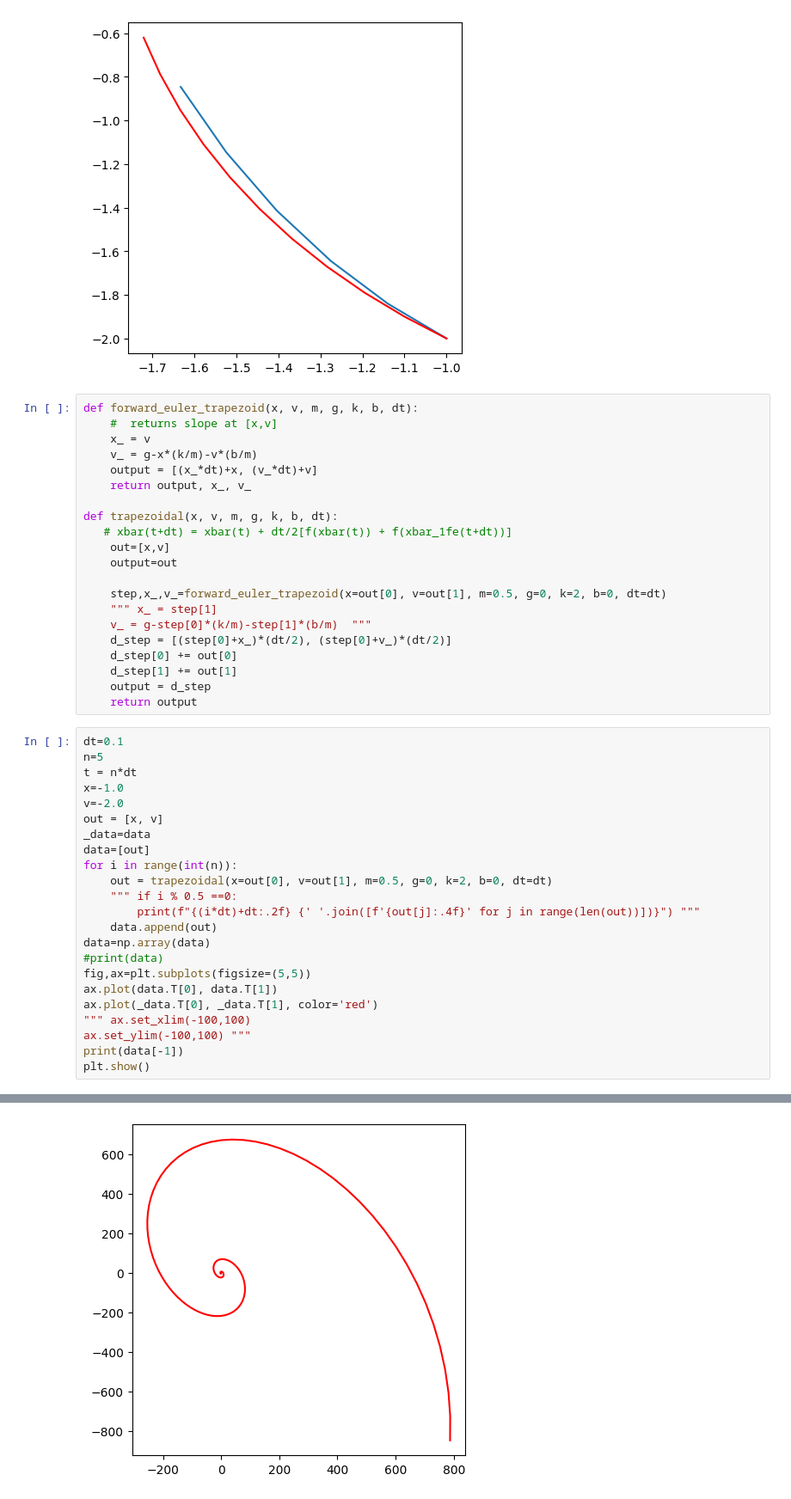
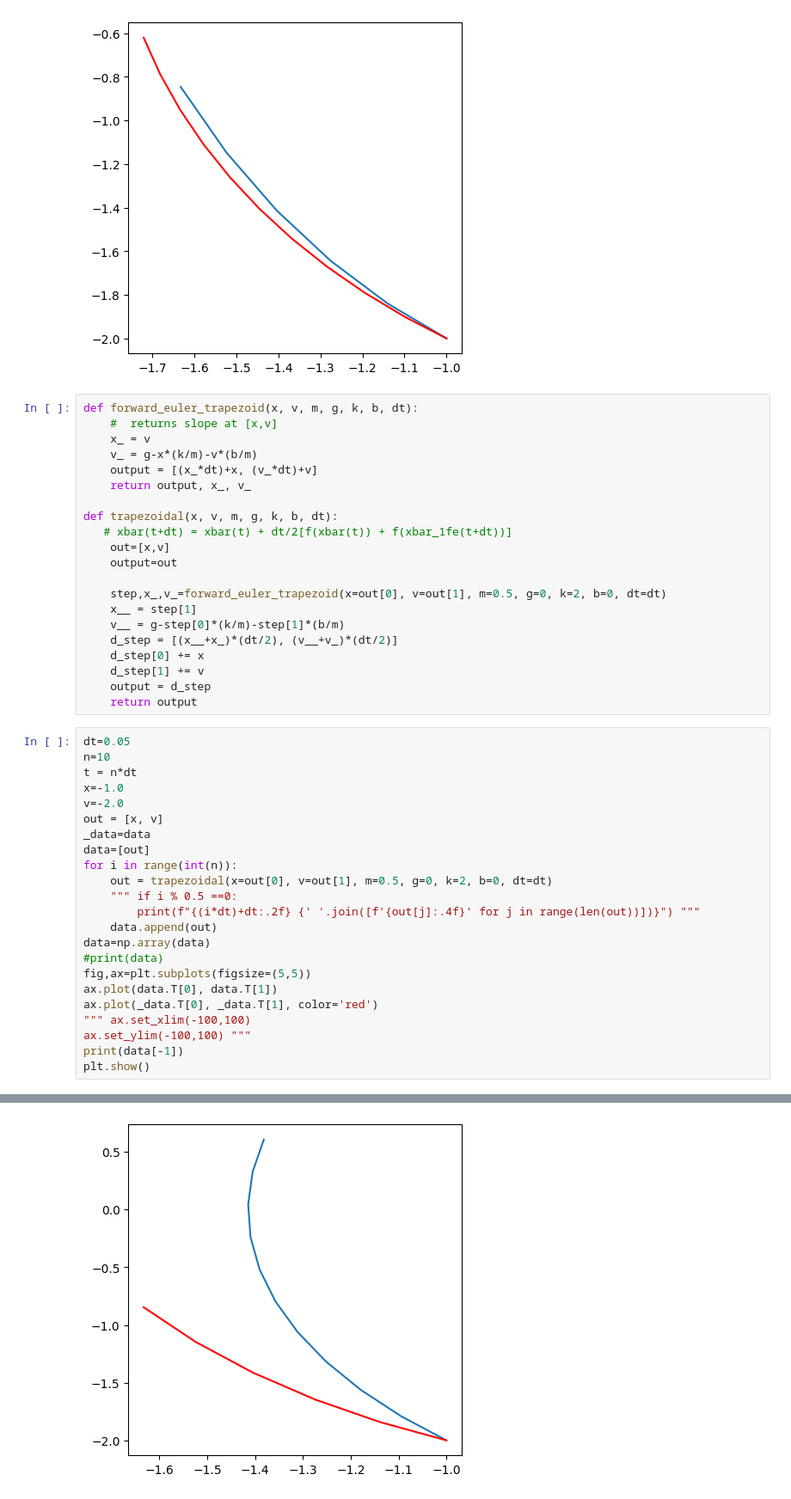
Before and after one commit to peter-clark/nonlinear-dynamics, a Jupyter notebook: 3-Flows/ODES.ipynb, the cells around one changed output, grey strips where cells are left out. Shown: that part at 86% size. Saved outputs shown, nothing was run; the diff lists cells and outputs as text.

```diff
--- a/3-Flows/ODES.ipynb
+++ b/3-Flows/ODES.ipynb
@@ -119,16 +119,16 @@ def trapezoidal(x, v, m, g, k, b, dt):
     output=out
 
     step,x_,v_=forward_euler_trapezoid(x=out[0], v=out[1], m=0.5, g=0, k=2, b=0, dt=dt)
-    """ x_ = step[1]
-    v_ = g-step[0]*(k/m)-step[1]*(b/m)  """
-    d_step = [(step[0]+x_)*(dt/2), (step[0]+v_)*(dt/2)]
-    d_step[0] += out[0]
-    d_step[1] += out[1]
+    x__ = step[1]
+    v__ = g-step[0]*(k/m)-step[1]*(b/m)
+    d_step = [(x__+x_)*(dt/2), (v__+v_)*(dt/2)]
+    d_step[0] += x
+    d_step[1] += v
     output = d_step
     return output
 # %%
-dt=0.1
-n=5
+dt=0.05
+n=10
 t = n*dt
 x=-1.0
 v=-2.0
@@ -154 +154 @@ plt.show()
-[figure, old version]
+[figure, new version]
```
Also changed, not shown: parts of 1 cell of this notebook.
